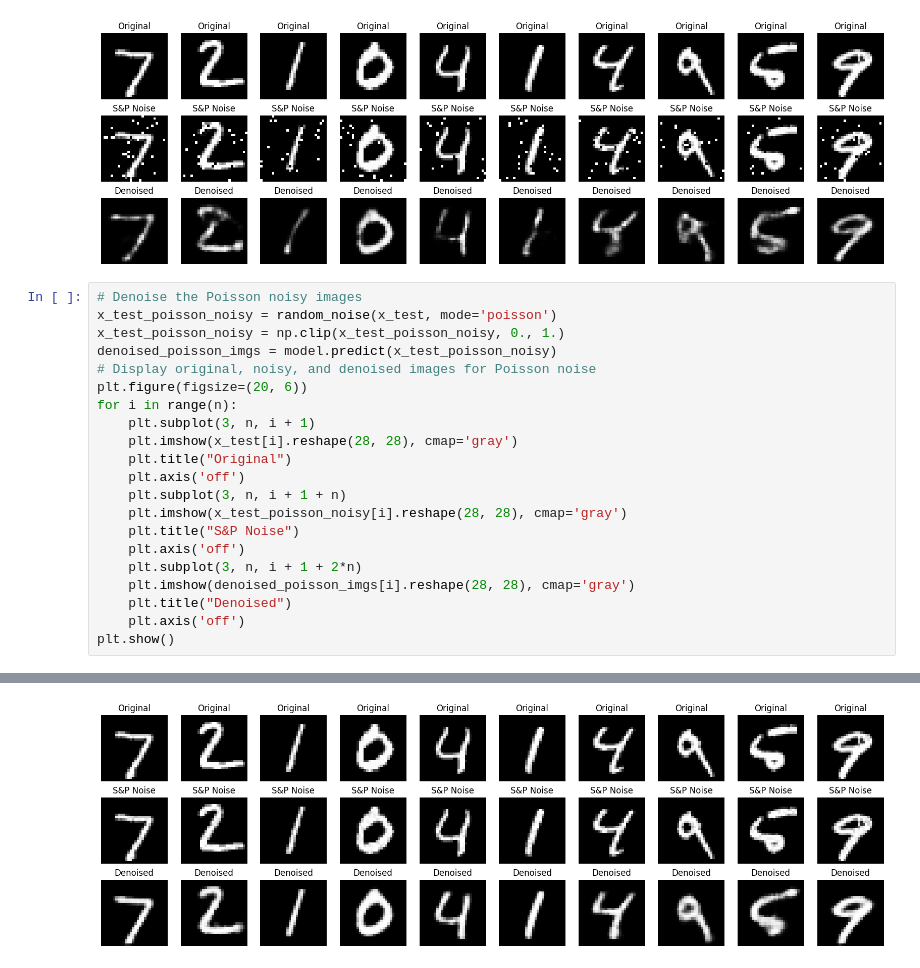
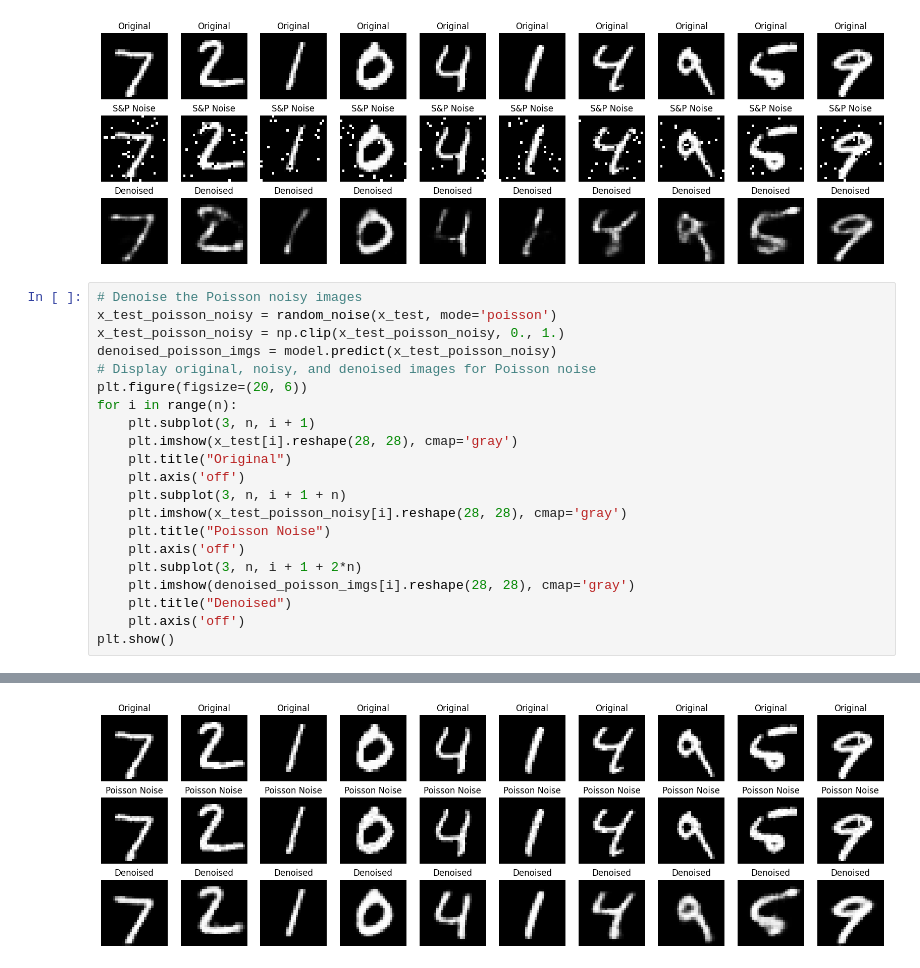
Before and after one commit to tungnhitran/CAE, a Jupyter notebook: main.ipynb, the cells around one changed output, grey strips where cells are left out. Drawn from its saved outputs; the diff is of its cells as text.

```diff
--- a/main.ipynb
+++ b/main.ipynb
@@ -195,7 +195,7 @@ for i in range(n):
     plt.axis('off')
     plt.subplot(3, n, i + 1 + n)
     plt.imshow(x_test_poisson_noisy[i].reshape(28, 28), cmap='gray')
-    plt.title("S&P Noise")
+    plt.title("Poisson Noise")
     plt.axis('off')
     plt.subplot(3, n, i + 1 + 2*n)
     plt.imshow(denoised_poisson_imgs[i].reshape(28, 28), cmap='gray')
@@ -207,4 +207,4 @@ plt.show()
-[figure, old version]
+[figure, new version]
 # %%
 # Denoise the Speckle noisy images
 x_test_speckle_noisy = random_noise(x_test, mode='speckle', var=0.1)
```
Also changed, not shown: parts of 2 cells of this notebook.
